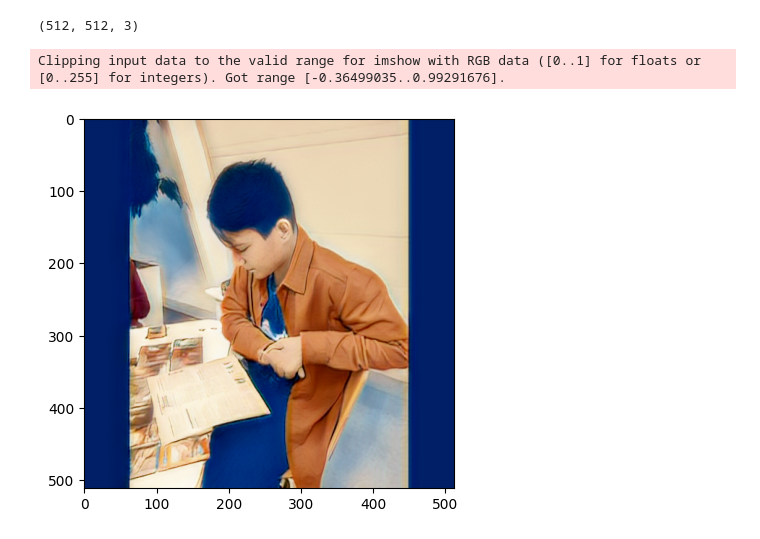
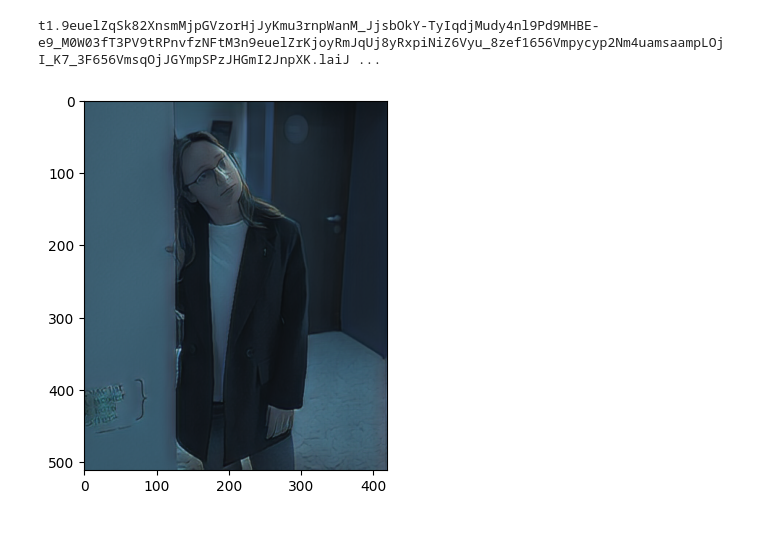
Before and after one commit to sirius-december/AnimeGAN, a Jupyter notebook: AnimeGAN/telegram/datasphere/example.ipynb, the cells around one changed output. Saved outputs shown, nothing was run; the diff lists cells and outputs as text; code cells hidden in the pictures.

```diff
--- a/AnimeGAN/telegram/datasphere/example.ipynb
+++ b/AnimeGAN/telegram/datasphere/example.ipynb
@@ -22,2 +19,2 @@ img1 = img1 / 256
 # %%
-model = Model("bt1soaafjmhtf1f2j6ko", "b1gbnhth47rchbtmstlr", "bt16jq41r6uelhtvm018")
+model = Model("bt1soaafjmhtf1f2j6ko", "b1gbnhth47rchbtmstlr", "bt16jq41r6uelhtvm018", 512)
@@ -35,10 +21,7 @@ img2 = np.moveaxis(img2, (0, 1, 2), (2, 0, 1))
-# %%
-img2.shape
-# %% [output]
-(512, 512, 3)
-# %%
-plt.imshow(img2)
-plt.show()
-# %% [output]
-Clipping input data to the valid range for imshow with RGB data ([0..1] for floats or [0..255] for integers). Got range [-0.36499035..0.99291676].
-[figure, removed]
+# %%
+result = model.process(img)
+plt.imshow(result)
+plt.show()
+# %% [output]
+t1.9euelZqSk82XnsmMjpGVzorHjJyKmu3rnpWanM_JjsbOkY-TyIqdjMudy4nl9Pd9MHBE-e9_M0W03fT3PV9tRPnvfzNFtM3n9euelZrKjoyRmJqUj8yRxpiNiZ6Vyu_8zef1656Vmpycyp2Nm4uamsaampLOjI_K7_3F656VmsqOjJGYmpSPzJHGmI2JnpXK.laiJ ...
+[figure, added]
```
Also changed, not shown: parts of 5 cells of this notebook, 3 other files.
